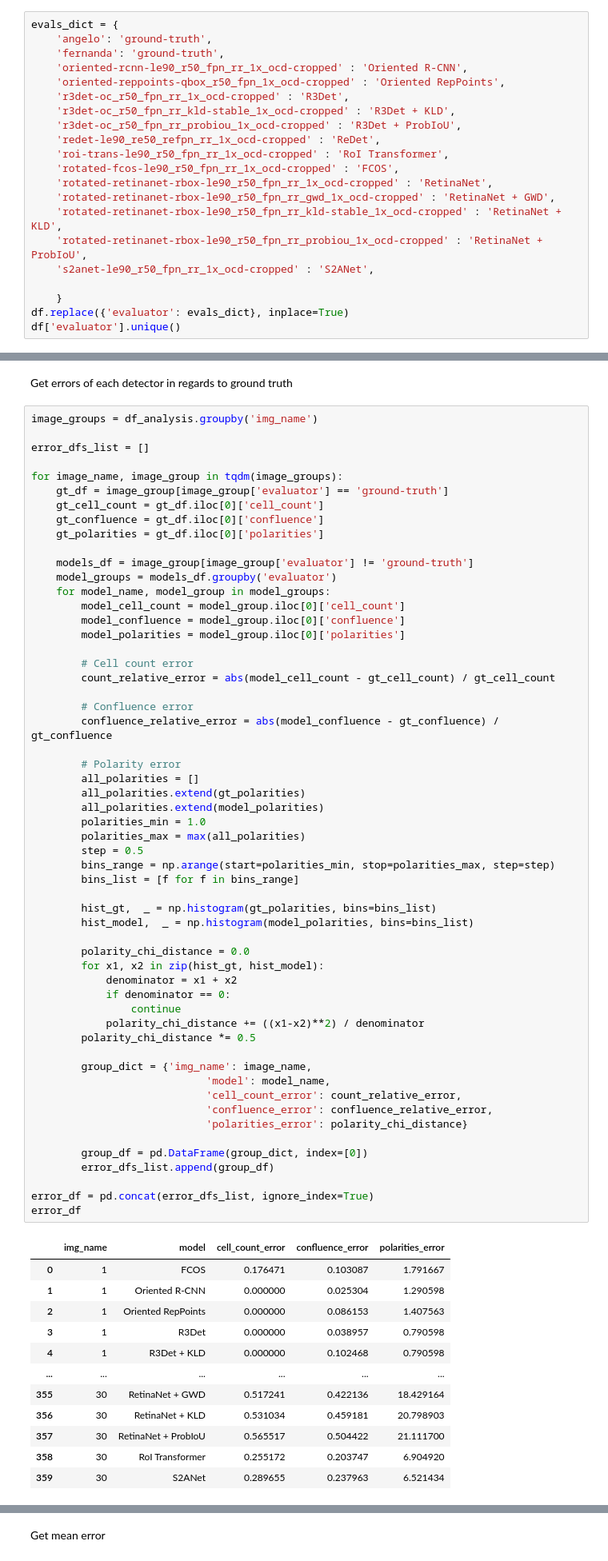
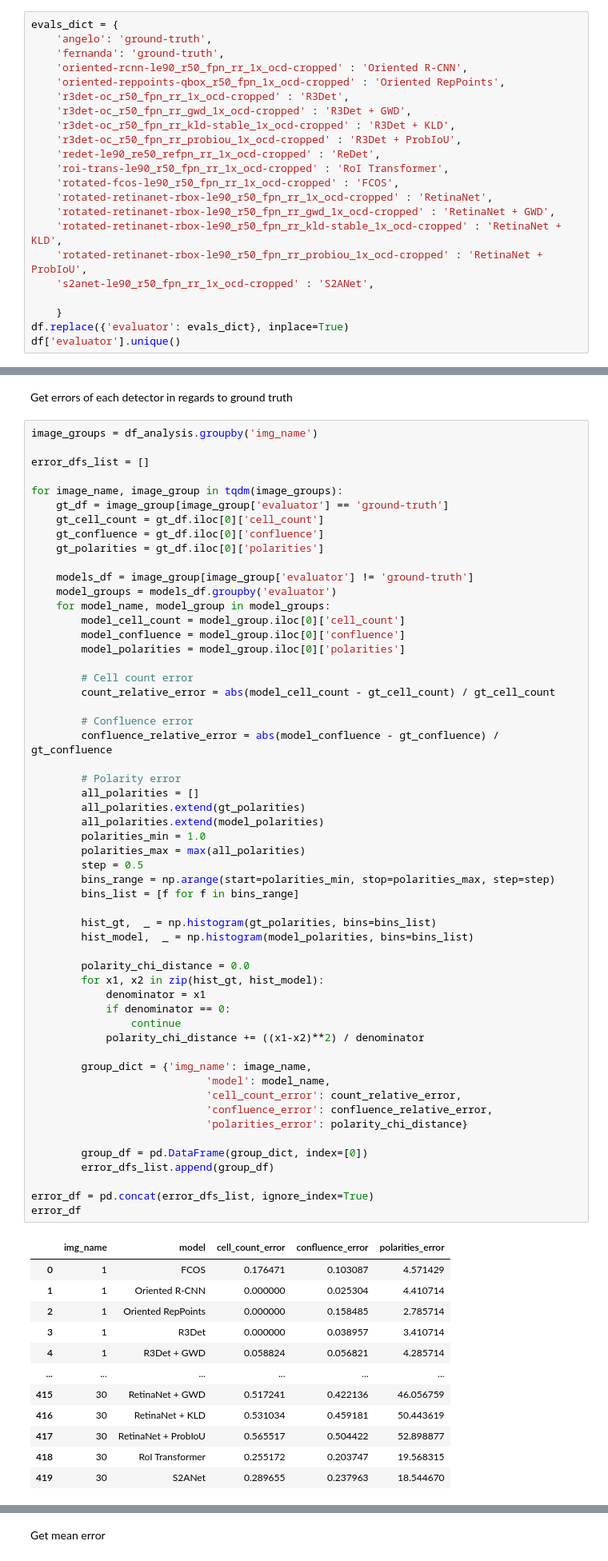
Before and after one commit to jhlmarques/OCDDataset, a Jupyter notebook: tools/bio_metrics.ipynb, the cells around one changed output, grey strips where cells are left out. Shown: that part at 80% size. Cells and saved outputs as stored; diff of their text form.

```diff
--- a/tools/bio_metrics.ipynb
+++ b/tools/bio_metrics.ipynb
@@ -40,6 +41,7 @@ evals_dict = {
     'oriented-rcnn-le90_r50_fpn_rr_1x_ocd-cropped' : 'Oriented R-CNN',
     'oriented-reppoints-qbox_r50_fpn_1x_ocd-cropped' : 'Oriented RepPoints',
     'r3det-oc_r50_fpn_rr_1x_ocd-cropped' : 'R3Det',
+    'r3det-oc_r50_fpn_rr_gwd_1x_ocd-cropped' : 'R3Det + GWD',
     'r3det-oc_r50_fpn_rr_kld-stable_1x_ocd-cropped' : 'R3Det + KLD',
     'r3det-oc_r50_fpn_rr_probiou_1x_ocd-cropped' : 'R3Det + ProbIoU',
     'redet-le90_re50_refpn_rr_1x_ocd-cropped' : 'ReDet',
@@ -155,43 +157,42 @@ for image_name, image_group in tqdm(image_groups):
         all_polarities.extend(gt_polarities)
         all_polarities.extend(model_polarities)
         polarities_min = 1.0
         polarities_max = max(all_polarities)
         step = 0.5
         bins_range = np.arange(start=polarities_min, stop=polarities_max, step=step)
         bins_list = [f for f in bins_range]
 
         hist_gt,  _ = np.histogram(gt_polarities, bins=bins_list)
         hist_model,  _ = np.histogram(model_polarities, bins=bins_list)
 
         polarity_chi_distance = 0.0
         for x1, x2 in zip(hist_gt, hist_model):
-            denominator = x1 + x2
+            denominator = x1
             if denominator == 0:
                 continue
             polarity_chi_distance += ((x1-x2)**2) / denominator
-        polarity_chi_distance *= 0.5
 
         group_dict = {'img_name': image_name,
                             'model': model_name,
                             'cell_count_error': count_relative_error,
                             'confluence_error': confluence_relative_error,
                             'polarities_error': polarity_chi_distance}
 
         group_df = pd.DataFrame(group_dict, index=[0])
         error_dfs_list.append(group_df)
 
 error_df = pd.concat(error_dfs_list, ignore_index=True)
 error_df
 # %% [output]
 |  | img_name | model | cell_count_error | confluence_error | polarities_error |
-| 0 | 1 | FCOS | 0.176471 | 0.103087 | 1.791667 |
-| 1 | 1 | Oriented R-CNN | 0.000000 | 0.025304 | 1.290598 |
-| 2 | 1 | Oriented RepPoints | 0.000000 | 0.086153 | 1.407563 |
-| 3 | 1 | R3Det | 0.000000 | 0.038957 | 0.790598 |
-| 4 | 1 | R3Det + KLD | 0.000000 | 0.102468 | 0.790598 |
+| 0 | 1 | FCOS | 0.176471 | 0.103087 | 4.571429 |
+| 1 | 1 | Oriented R-CNN | 0.000000 | 0.025304 | 4.410714 |
+| 2 | 1 | Oriented RepPoints | 0.000000 | 0.158485 | 2.785714 |
+| 3 | 1 | R3Det | 0.000000 | 0.038957 | 3.410714 |
+| 4 | 1 | R3Det + GWD | 0.058824 | 0.056821 | 4.285714 |
 | ... | ... | ... | ... | ... | ... |
-| 355 | 30 | RetinaNet + GWD | 0.517241 | 0.422136 | 18.429164 |
-| 356 | 30 | RetinaNet + KLD | 0.531034 | 0.459181 | 20.798903 |
-| 357 | 30 | RetinaNet + ProbIoU | 0.565517 | 0.504422 | 21.111700 |
-| 358 | 30 | RoI Transformer | 0.255172 | 0.203747 | 6.904920 |
-| 359 | 30 | S2ANet | 0.289655 | 0.237963 | 6.521434 |
+| 415 | 30 | RetinaNet + GWD | 0.517241 | 0.422136 | 46.056759 |
+| 416 | 30 | RetinaNet + KLD | 0.531034 | 0.459181 | 50.443619 |
+| 417 | 30 | RetinaNet + ProbIoU | 0.565517 | 0.504422 | 52.898877 |
+| 418 | 30 | RoI Transformer | 0.255172 | 0.203747 | 19.568315 |
+| 419 | 30 | S2ANet | 0.289655 | 0.237963 | 18.544670 |
```
Also changed, not shown: parts of 9 cells of this notebook, 7 other files.
